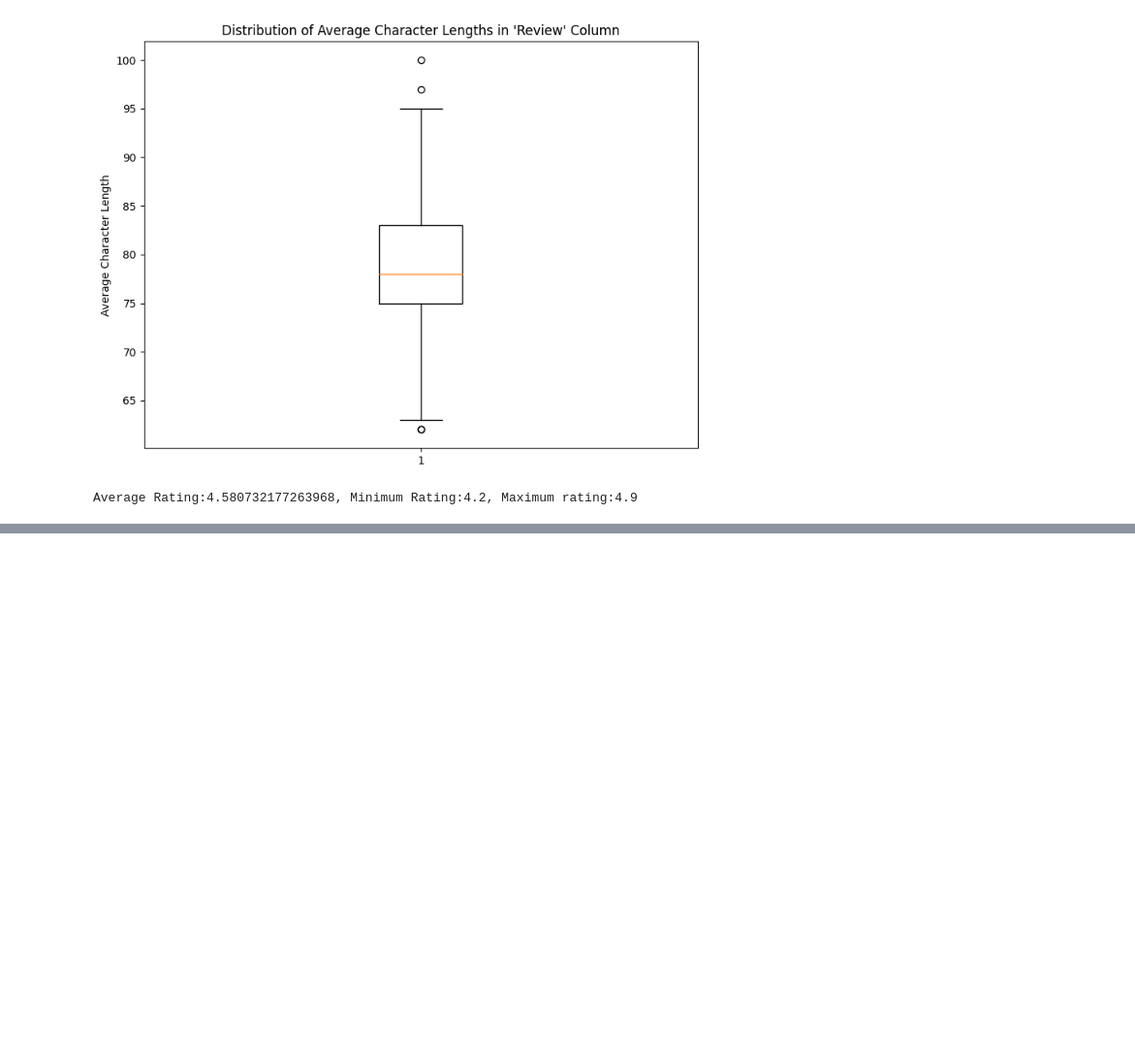
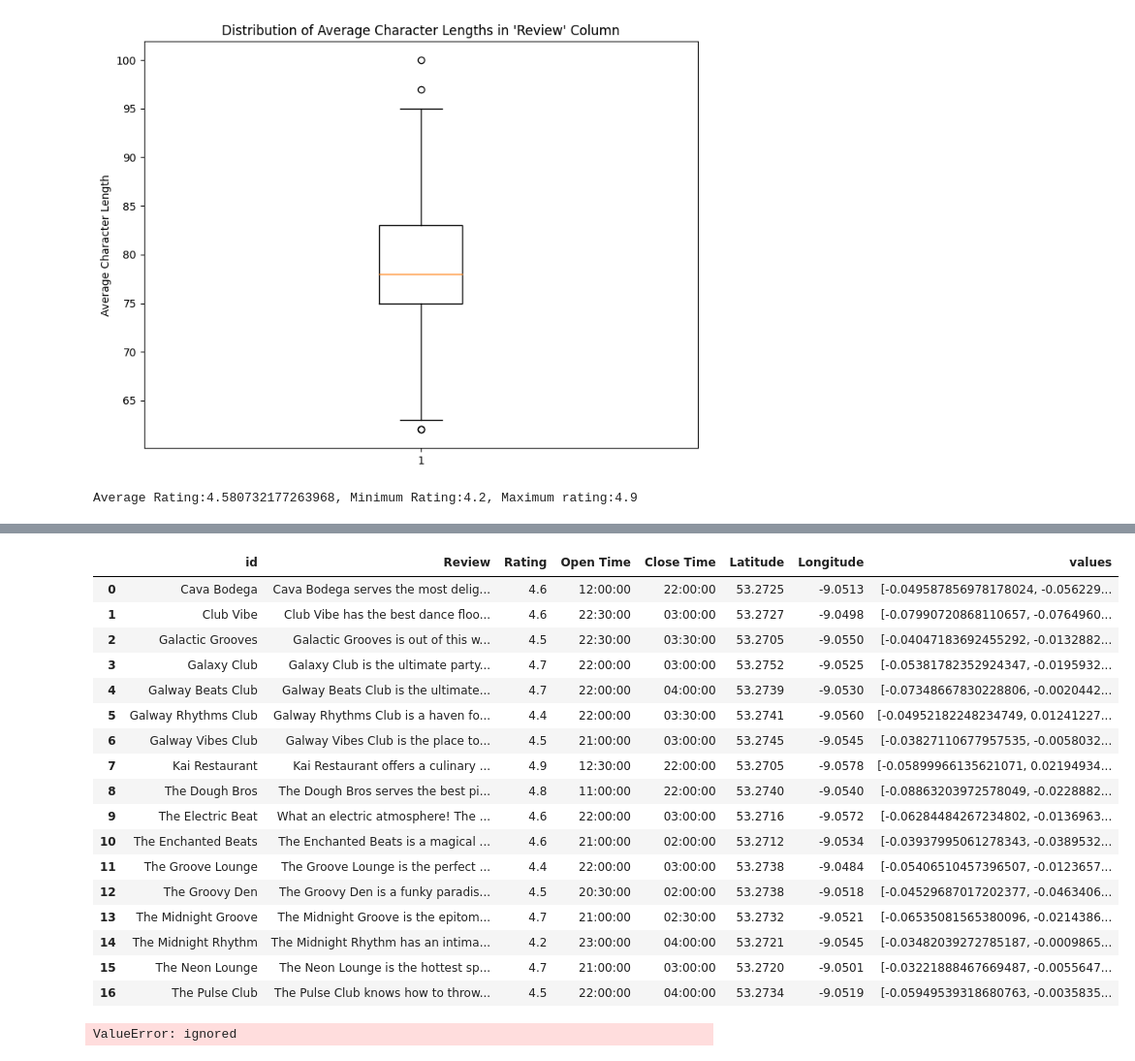
Before and after one commit to skrmanglam/Pub_crawl_recommender, a Jupyter notebook: NLP/PubCrawl_NLP.ipynb, the cells around one changed output, grey strips where cells are left out. Shown at 97% size. Drawn from its saved outputs; the diff is of its cells as text; code cells hidden in the pictures; blank space fills up the shorter version.

Commit message:
Update PubCrawl_NLP.ipynb
updating the EDA file. progressing with semantic searching

```diff
--- a/NLP/PubCrawl_NLP.ipynb
+++ b/NLP/PubCrawl_NLP.ipynb
@@ -71,0 +200,10 @@ Average Rating:4.580732177263968, Minimum Rating:4.2, Maximum rating:4.9
+# %%
+df_aggregated = df.groupby('Club Name').agg({
+    'Review': ' '.join,
+    'Rating': 'mean',
+    'Open Time': 'first',
+    'Close Time': 'first',
+    'Latitude': 'first',
+    'Longitude': 'first'
+}).reset_index()
+df_aggregated
@@ -71,0 +312,5 @@ Average Rating:4.580732177263968, Minimum Rating:4.2, Maximum rating:4.9
+# %%
+from langchain.embeddings import HuggingFaceEmbeddings
+embeddings = HuggingFaceEmbeddings()
+
+df_aggregated['embeddings']=df.apply(lambda row: embeddings.embed_query(row['Review']),axis=1)
@@ -71,0 +351,23 @@ Average Rating:4.580732177263968, Minimum Rating:4.2, Maximum rating:4.9
+# %%
+df_rem =df_aggregated.rename(columns={'embeddings':'values','Club Name':'id'})
+data=df_rem[['id','values']].to_dict(orient='records')
+df_rem
+# %% [output]
+|  | id | Review | Rating | Open Time | Close Time | Latitude | Longitude | values |
+| 0 | Cava Bodega | Cava Bodega serves the most delig... | 4.6 | 12:00:00 | 22:00:00 | 53.2725 | -9.0513 | [-0.049587856978178024, -0.056229... |
+| 1 | Club Vibe | Club Vibe has the best dance floo... | 4.6 | 22:30:00 | 03:00:00 | 53.2727 | -9.0498 | [-0.07990720868110657, -0.0764960... |
+| 2 | Galactic Grooves | Galactic Grooves is out of this w... | 4.5 | 22:30:00 | 03:30:00 | 53.2705 | -9.0550 | [-0.04047183692455292, -0.0132882... |
+| 3 | Galaxy Club | Galaxy Club is the ultimate party... | 4.7 | 22:00:00 | 03:00:00 | 53.2752 | -9.0525 | [-0.05381782352924347, -0.0195932... |
+| 4 | Galway Beats Club | Galway Beats Club is the ultimate... | 4.7 | 22:00:00 | 04:00:00 | 53.2739 | -9.0530 | [-0.07348667830228806, -0.0020442... |
+| 5 | Galway Rhythms Club | Galway Rhythms Club is a haven fo... | 4.4 | 22:00:00 | 03:30:00 | 53.2741 | -9.0560 | [-0.04952182248234749, 0.01241227... |
+| 6 | Galway Vibes Club | Galway Vibes Club is the place to... | 4.5 | 21:00:00 | 03:00:00 | 53.2745 | -9.0545 | [-0.03827110677957535, -0.0058032... |
+| 7 | Kai Restaurant | Kai Restaurant offers a culinary ... | 4.9 | 12:30:00 | 22:00:00 | 53.2705 | -9.0578 | [-0.05899966135621071, 0.02194934... |
+| 8 | The Dough Bros | The Dough Bros serves the best pi... | 4.8 | 11:00:00 | 22:00:00 | 53.2740 | -9.0540 | [-0.08863203972578049, -0.0228882... |
+| 9 | The Electric Beat | What an electric atmosphere! The ... | 4.6 | 22:00:00 | 03:00:00 | 53.2716 | -9.0572 | [-0.06284484267234802, -0.0136963... |
+| 10 | The Enchanted Beats | The Enchanted Beats is a magical ... | 4.6 | 21:00:00 | 02:00:00 | 53.2712 | -9.0534 | [-0.03937995061278343, -0.0389532... |
+| 11 | The Groove Lounge | The Groove Lounge is the perfect ... | 4.4 | 22:00:00 | 03:00:00 | 53.2738 | -9.0484 | [-0.05406510457396507, -0.0123657... |
+| 12 | The Groovy Den | The Groovy Den is a funky paradis... | 4.5 | 20:30:00 | 02:00:00 | 53.2738 | -9.0518 | [-0.04529687017202377, -0.0463406... |
+| 13 | The Midnight Groove | The Midnight Groove is the epitom... | 4.7 | 21:00:00 | 02:30:00 | 53.2732 | -9.0521 | [-0.06535081565380096, -0.0214386... |
+| 14 | The Midnight Rhythm | The Midnight Rhythm has an intima... | 4.2 | 23:00:00 | 04:00:00 | 53.2721 | -9.0545 | [-0.03482039272785187, -0.0009865... |
+| 15 | The Neon Lounge | The Neon Lounge is the hottest sp... | 4.7 | 21:00:00 | 03:00:00 | 53.2720 | -9.0501 | [-0.03221888467669487, -0.0055647... |
+| 16 | The Pulse Club | The Pulse Club knows how to throw... | 4.5 | 22:00:00 | 04:00:00 | 53.2734 | -9.0519 | [-0.05949539318680763, -0.0035835... |
@@ -71,0 +392,8 @@ Average Rating:4.580732177263968, Minimum Rating:4.2, Maximum rating:4.9
+# %%
+# Run a filtered similarity search
+
+query=embeddings.embed_query("best pubs in galway for drinks")
+results = index.query(queries=query, top_k=100, filter={'rating': {'$eq': 4.0}})
+print(results)
+# %% [output]
+ValueError: ignored
```
Also changed, not shown: parts of 46 cells of this notebook.
